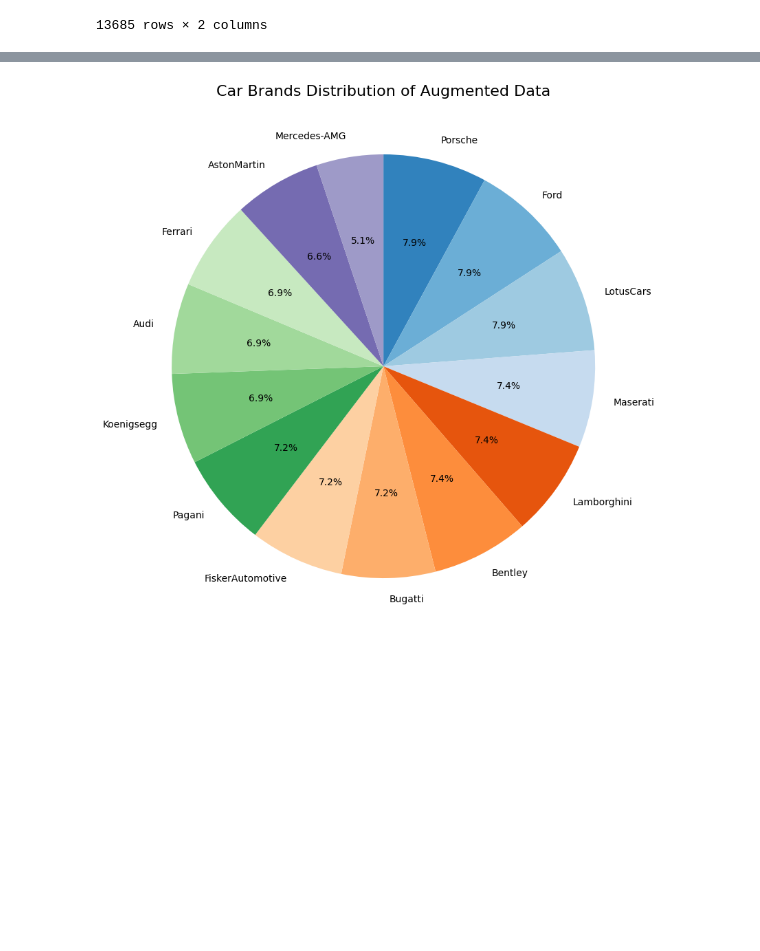
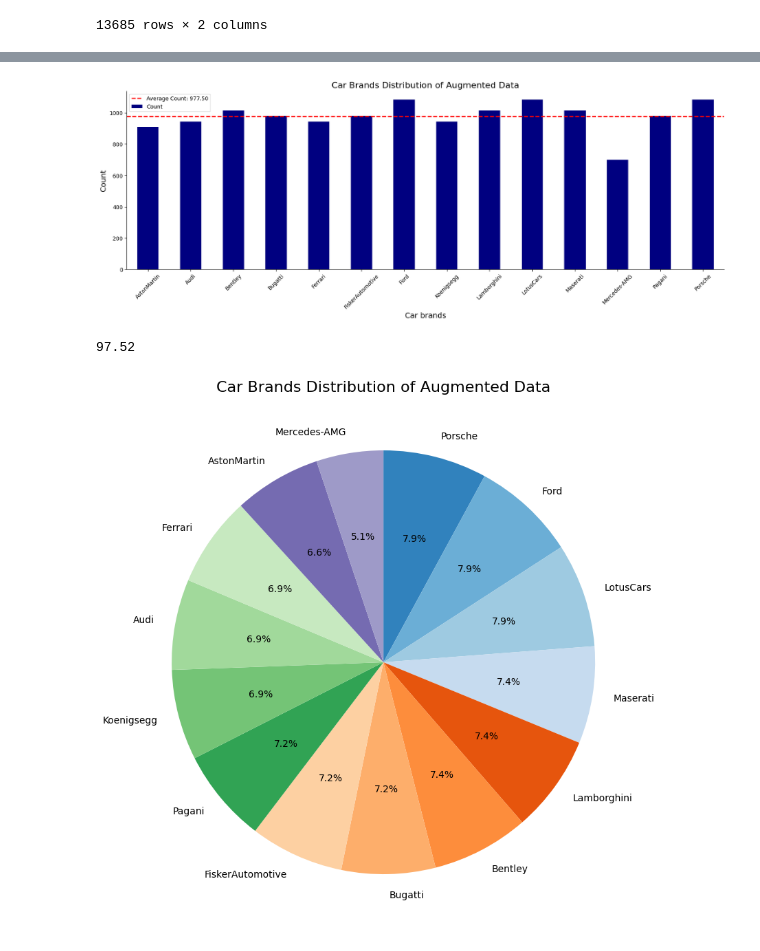
Before and after one commit to veronicalarssn/ML_Project, a Jupyter notebook: FINAL CODE ALL 3 copy.ipynb, the cells around one changed output, grey strips where cells are left out. Saved outputs shown, nothing was run; the diff lists cells and outputs as text; code cells hidden in the pictures; blank space fills up the shorter version.

Commit message:
var and sd of count

```diff
--- a/FINAL CODE ALL 3 copy.ipynb
+++ b/FINAL CODE ALL 3 copy.ipynb
@@ -498,18 +522,33 @@ augmented_df_full['Label'].unique()
 # %%
 # Plot the distribution as bar chart
 plt.figure(figsize=(20, 6))
-ax = df_augmented_full['Label'].value_counts().sort_index().plot(kind='bar', color='navy')
+ax = augmented_df_full['Label'].value_counts().sort_index().plot(kind='bar', color='navy', label='Count')
 ax.spines['top'].set_visible(False)
 ax.spines['right'].set_visible(False)
 
 plt.title('Car Brands Distribution of Augmented Data', fontsize=16)
 plt.xlabel('Car brands', fontsize=14)
 plt.xticks(rotation=45)
 plt.ylabel('Count', fontsize=14)
 
+# add average as line
+avg = augmented_df_full['Label'].value_counts().mean()
+ax.axhline(avg, color='red', linewidth=2, linestyle='--', label=f'Average Count: {avg:.2f}')
+# ax.text(len(augmented_df_full['Label'].value_counts()) - 1, avg + 10, f'Average', color='red', fontsize=12) #{avg:.1f}
+plt.legend()
+
 # Save & show the plot
-plt.savefig('/content/ML_Project/Plots/car_brands_distribution_bar.png', bbox_inches='tight')
+plt.savefig('/content/ML_Project/Plots/car_brands_distribution_bar_mean.png', bbox_inches='tight')
 plt.show()
+# %% [output]
+[figure, added]
+# %%
+# variance calculation
+var_count = augmented_df_full['Label'].value_counts().sort_index().var()
+sd_count = np.sqrt(var_count)
+round(sd_count, 2)
+# %% [output]
+97.52
 # %%
 # Plot the distribution as pie chart
 colors = [
```
Also changed, not shown: parts of 5 cells of this notebook.
